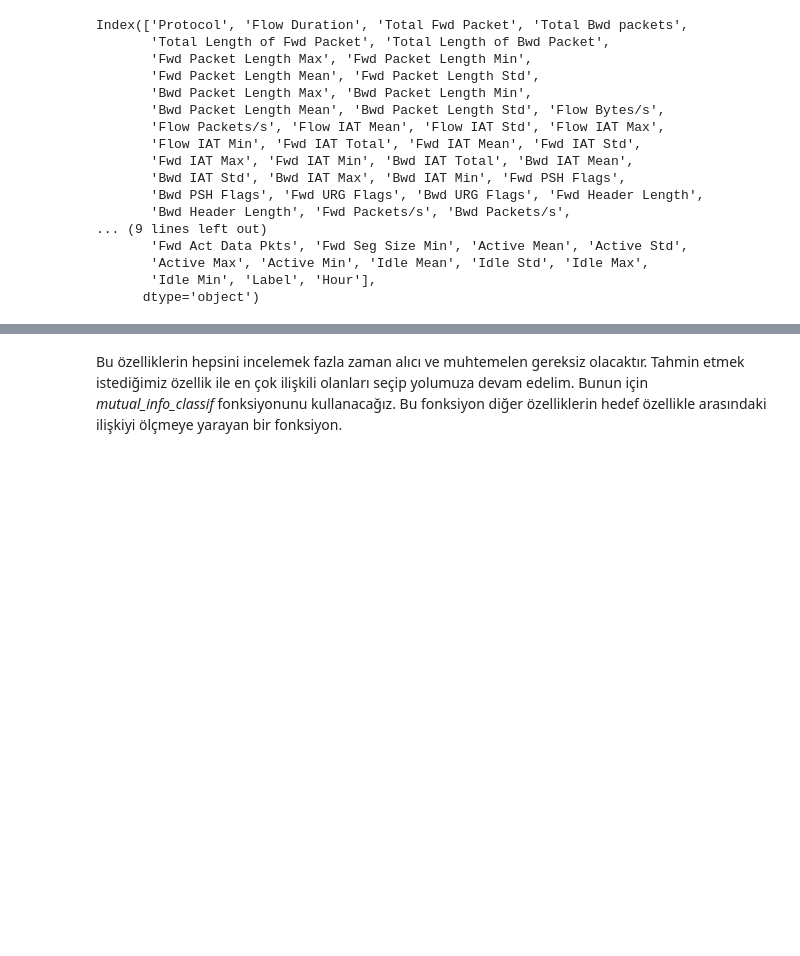
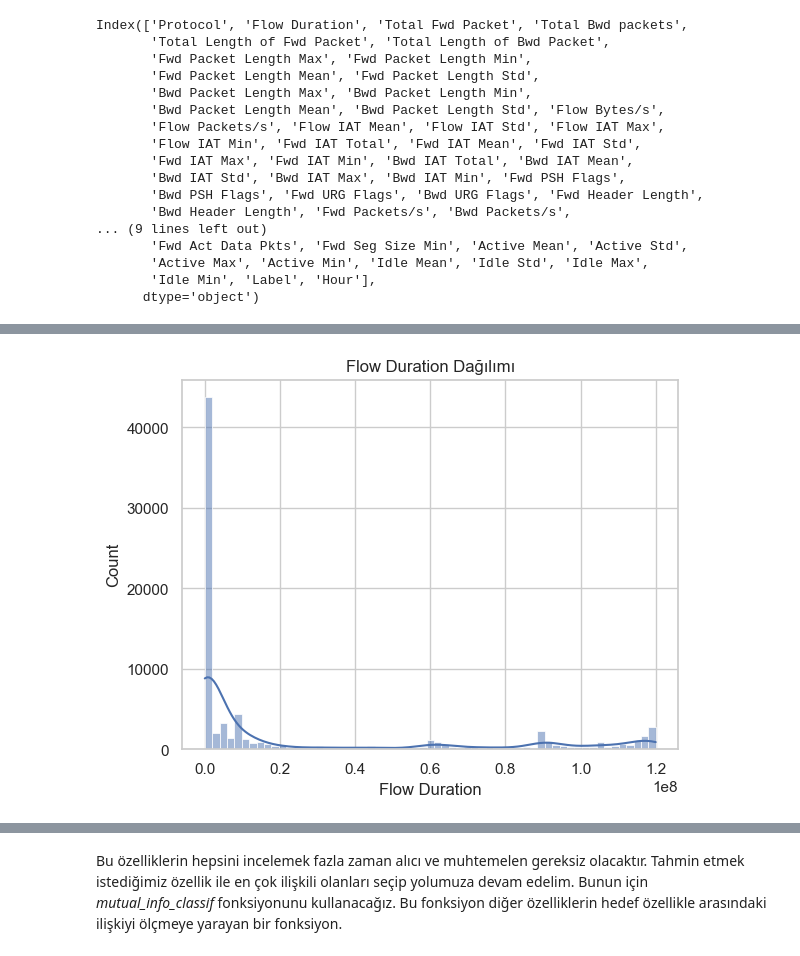
Before and after one commit to BoraDere/Darknet, a Jupyter notebook: nb.ipynb, the cells around one changed output, grey strips where cells are left out. Drawn from its saved outputs; the diff is of its cells as text; code cells hidden in the pictures; blank space fills up the shorter version.

```diff
--- a/nb.ipynb
+++ b/nb.ipynb
@@ -594,0 +697,6 @@ Index(['Protocol', 'Flow Duration', 'Total Fwd Packet', 'Total Bwd packets',
+# %%
+sns.histplot(data=outlier_removed_df, x='Flow Duration', kde=True)
+plt.title('Flow Duration Dağılımı')
+plt.show()
+# %% [output]
+[figure, added]
```
Also changed, not shown: parts of 20 cells of this notebook.
